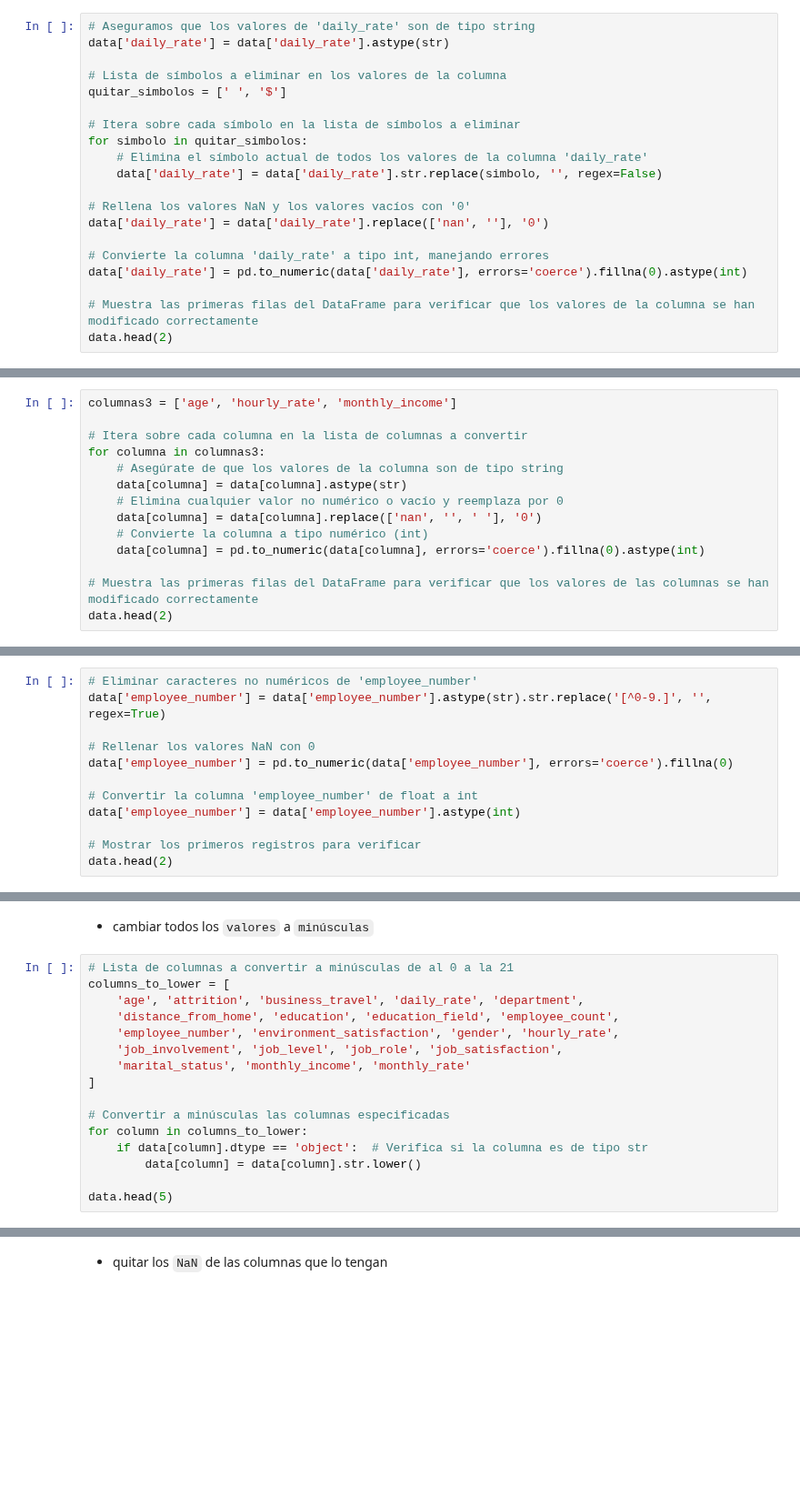
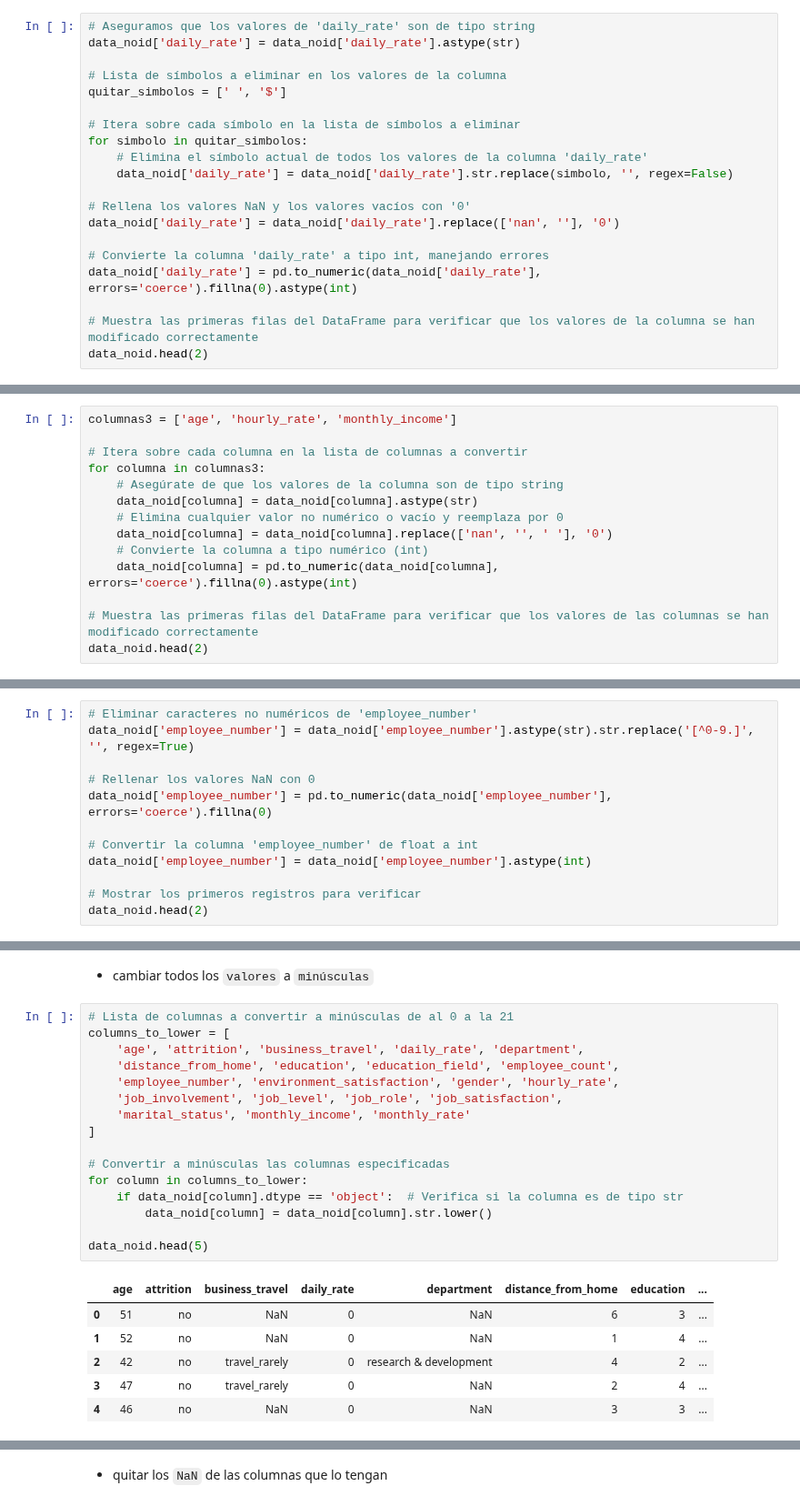
Before and after one commit to Violainedlst/proyecto-da-promo-H-modulo-3-team-2-People-pulse, a Jupyter notebook: Fase2_TDD_1.0.ipynb, the cells around one changed output, grey strips where cells are left out. Shown at 91% size. Drawn from its saved outputs; the diff is of its cells as text; blank space fills up the shorter version.

```diff
--- a/Fase2_TDD_1.0.ipynb
+++ b/Fase2_TDD_1.0.ipynb
@@ -83,7 +171,7 @@ data.to_csv('CSV')
 - `daily_rate`: quitar símbolo `$` y convertir a `int`
 # %%
 # Aseguramos que los valores de 'daily_rate' son de tipo string
-data['daily_rate'] = data['daily_rate'].astype(str)
+data_noid['daily_rate'] = data_noid['daily_rate'].astype(str)
 
 # Lista de símbolos a eliminar en los valores de la columna
 quitar_simbolos = [' ', '$']
@@ -91,13 +179,13 @@ quitar_simbolos = [' ', '$']
 # Itera sobre cada símbolo en la lista de símbolos a eliminar
 for simbolo in quitar_simbolos:
     # Elimina el símbolo actual de todos los valores de la columna 'daily_rate'
-    data['daily_rate'] = data['daily_rate'].str.replace(simbolo, '', regex=False)
+    data_noid['daily_rate'] = data_noid['daily_rate'].str.replace(simbolo, '', regex=False)
 
 # Rellena los valores NaN y los valores vacíos con '0'
-data['daily_rate'] = data['daily_rate'].replace(['nan', ''], '0')
+data_noid['daily_rate'] = data_noid['daily_rate'].replace(['nan', ''], '0')
 
 # Convierte la columna 'daily_rate' a tipo int, manejando errores
-data['daily_rate'] = pd.to_numeric(data['daily_rate'], errors='coerce').fillna(0).astype(int)
+data_noid['daily_rate'] = pd.to_numeric(data_noid['daily_rate'], errors='coerce').fillna(0).astype(int)
 
 # Muestra las primeras filas del DataFrame para verificar que los valores de la columna se han modificado correctamente
-data.head(2)
+data_noid.head(2)
@@ -111,11 +204,11 @@ columnas3 = ['age', 'hourly_rate', 'monthly_income']
 # Itera sobre cada columna en la lista de columnas a convertir
 for columna in columnas3:
     # Asegúrate de que los valores de la columna son de tipo string
-    data[columna] = data[columna].astype(str)
+    data_noid[columna] = data_noid[columna].astype(str)
     # Elimina cualquier valor no numérico o vacío y reemplaza por 0
-    data[columna] = data[columna].replace(['nan', '', ' '], '0')
+    data_noid[columna] = data_noid[columna].replace(['nan', '', ' '], '0')
     # Convierte la columna a tipo numérico (int)
-    data[columna] = pd.to_numeric(data[columna], errors='coerce').fillna(0).astype(int)
+    data_noid[columna] = pd.to_numeric(data_noid[columna], errors='coerce').fillna(0).astype(int)
 
 # Muestra las primeras filas del DataFrame para verificar que los valores de las columnas se han modificado correctamente
-data.head(2)
+data_noid.head(2)
@@ -123,13 +221,13 @@ data.head(2)
 - `employee_number` sale como `float` y debería ser `int`
 # %%
 # Eliminar caracteres no numéricos de 'employee_number'
-data['employee_number'] = data['employee_number'].astype(str).str.replace('[^0-9.]', '', regex=True)
+data_noid['employee_number'] = data_noid['employee_number'].astype(str).str.replace('[^0-9.]', '', regex=True)
 
 # Rellenar los valores NaN con 0
-data['employee_number'] = pd.to_numeric(data['employee_number'], errors='coerce').fillna(0)
+data_noid['employee_number'] = pd.to_numeric(data_noid['employee_number'], errors='coerce').fillna(0)
 
 # Convertir la columna 'employee_number' de float a int
-data['employee_number'] = data['employee_number'].astype(int)
+data_noid['employee_number'] = data_noid['employee_number'].astype(int)
 
 # Mostrar los primeros registros para verificar
-data.head(2)
+data_noid.head(2)
@@ -138,16 +241,23 @@ data.head(2)
 # %%
 # Lista de columnas a convertir a minúsculas de al 0 a la 21
 columns_to_lower = [
     'age', 'attrition', 'business_travel', 'daily_rate', 'department',
     'distance_from_home', 'education', 'education_field', 'employee_count',
     'employee_number', 'environment_satisfaction', 'gender', 'hourly_rate',
     'job_involvement', 'job_level', 'job_role', 'job_satisfaction',
     'marital_status', 'monthly_income', 'monthly_rate'
 ]
 
 # Convertir a minúsculas las columnas especificadas
 for column in columns_to_lower:
-    if data[column].dtype == 'object':  # Verifica si la columna es de tipo str
-        data[column] = data[column].str.lower()
+    if data_noid[column].dtype == 'object':  # Verifica si la columna es de tipo str
+        data_noid[column] = data_noid[column].str.lower()
 
-data.head(5)
+data_noid.head(5)
+# %% [output]
+|  | age | attrition | business_travel | daily_rate | department | distance_from_home | education | ... |
+| 0 | 51 | no | NaN | 0 | NaN | 6 | 3 | ... |
+| 1 | 52 | no | NaN | 0 | NaN | 1 | 4 | ... |
+| 2 | 42 | no | travel_rarely | 0 | research & development | 4 | 2 | ... |
+| 3 | 47 | no | travel_rarely | 0 | NaN | 2 | 4 | ... |
+| 4 | 46 | no | NaN | 0 | NaN | 3 | 3 | ... |
```
Also changed, not shown: parts of 13 cells of this notebook, 1 other file.
